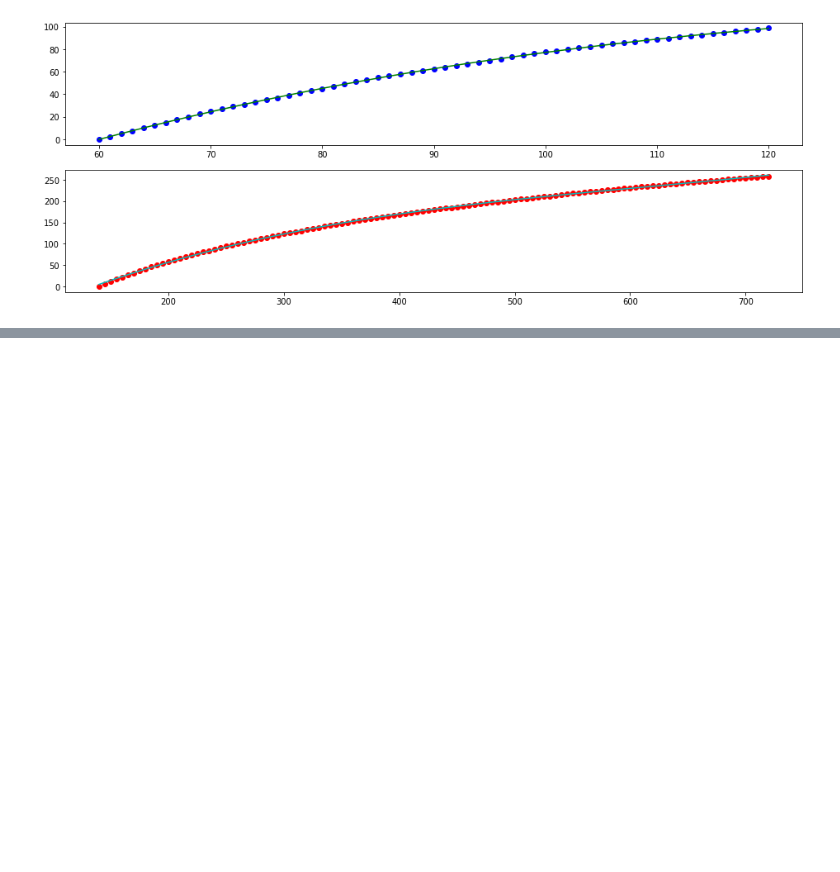
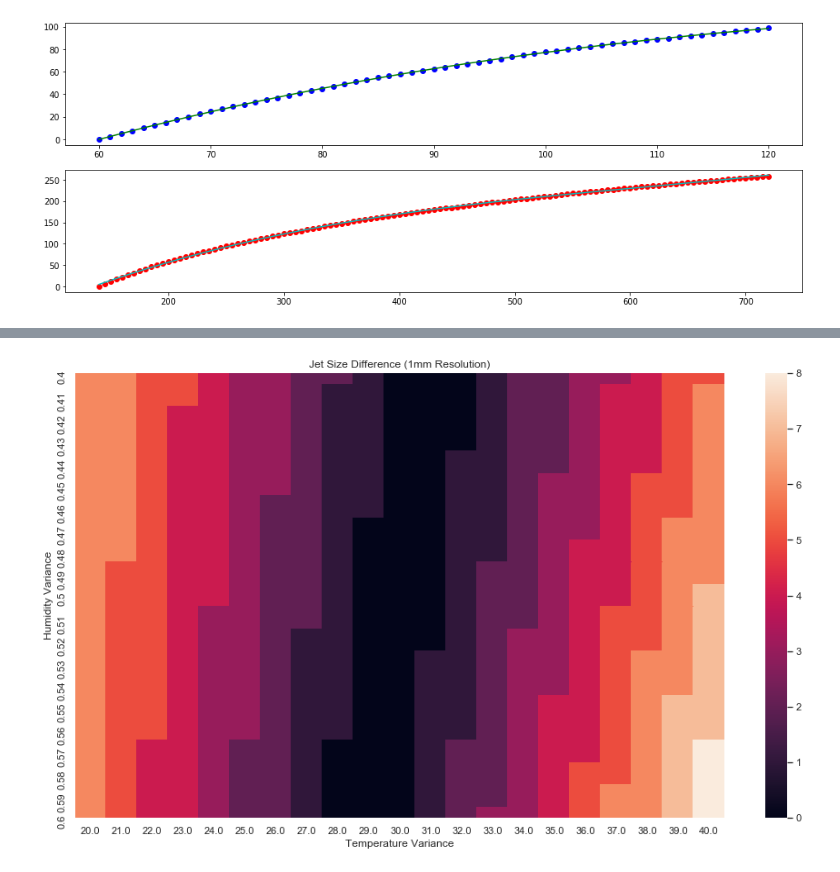
Before and after one commit to SweetsRepo/OptimalJets, a Jupyter notebook: experiments/reverse_engineering.ipynb, the cells around one changed output, grey strips where cells are left out. Drawn from its saved outputs; the diff is of its cells as text; code cells hidden in the pictures; blank space fills up the shorter version.

Commit message:
Updates to experiments for influence on noisy temperature reading when computing jet size

```diff
--- a/experiments/reverse_engineering.ipynb
+++ b/experiments/reverse_engineering.ipynb
@@ -96,0 +100,80 @@ print(np.polyfit(jet_size, jet_size_x, 3))
+# %%
+RD = 287.058;
+RV = 461.495;
+M = 17.62;
+TN = 243.12;
+
+# Set baseline density and jet size. A jet size of 600 is used as larger jet
+# sizes are more prone to error due to temperature sensor variance
+air_density_bl = 94.0612739224
+jetsize=200
+
+# We have a dedicated pressure sensor with finite error
+pressure = 1013.25
+# Humidity from 20 to 80 as this is the "high" accuracy regime of most sensors
+humidities = np.linspace(40, 60, 21)
+# Explore effect using battery temp has given that temp is 30 degrees, plus or minus 10 degrees
+temperature = np.linspace(20, 40, 21)
+
+# Array to hold the delta to the expected result
+humidity_v_temp_js = np.zeros(shape=(21,21))
+
+humidities /= 100;
+a = np.log(humidities[len(humidities)//2]) + (M * temperature) / (TN + temperature);
+dp = TN * a / (M - a);
+p1 = 6.1078 * 10**(7.5 * dp / (dp + 237.3));
+pv = p1 * humidities[len(humidities)//2];
+pd = pressure - pv;
+p = 100*(pd / (RD * (temperature+273.15))) + (pv / (RV * (temperature+273.15)));
+p /= 1.225;
+p *= 100;
+
+# Use the resultant polynomial fits from before to see impact on pressure changes caused by temperature variance
+air_density_fn = lambda x: 0.0000566765*x**3-0.030350453*x**2+5.67665149*x-243.679494541
+jet_size_fn = lambda x: 0.0000010303*x**3-0.001901179*x**2+1.4186186963*x-159.3889027293
+jet_size_fn_inv = lambda x: (0.0000175017*x**3+0.0002019229*x**2+1.0232220687*x+137.4920938274).astype(int)
+
+feature_space_jetsize = jet_size_fn(jetsize)
+feature_space_jetsize += np.abs(air_density_fn(air_density_bl) - air_density_fn(p))
+ideal_measurement = jet_size_fn_inv(feature_space_jetsize)[len(feature_space_jetsize)//2]
+
+for i, humidity in enumerate(humidities):
+    a = np.log(humidity) + (M * temperature) / (TN + temperature);
+    dp = TN * a / (M - a);
+    p1 = 6.1078 * 10**(7.5 * dp / (dp + 237.3));
+    pv = p1 * humidity;
+    pd = pressure - pv;
+    p = 100*(pd / (RD * (temperature+273.15))) + (pv / (RV * (temperature+273.15)));
+    p /= 1.225;
+    p *= 100;
+
+    feature_space_jetsize = jet_size_fn(jetsize)
+    feature_space_jetsize += np.abs(air_density_fn(air_density_bl) - air_density_fn(p))
+    real_space_jetsize = jet_size_fn_inv(feature_space_jetsize)
+    humidity_v_temp_js[i] = real_space_jetsize - ideal_measurement
+
+fig = plt.figure(figsize=(16,9))
+ax = sns.heatmap(humidity_v_temp_js)
+ax.set_xlabel("Temperature Variance")
+ax.set_ylabel("Humidity Variance")
+ax.set_xticklabels(temperature)
+ax.set_yticklabels(humidities)
+ax.set_title("Jet Size Difference (1mm Resolution)")
+
+fig = plt.figure(figsize=(16,9))
+ax = sns.heatmap(humidity_v_temp_js//5)
+ax.set_xlabel("Temperature Variance")
+ax.set_ylabel("Humidity Variance")
+ax.set_xticklabels(temperature)
+ax.set_yticklabels(humidities)
+_ = ax.set_title("Jet Size Difference (5mm Resolution)")
+
+for label in ax.xaxis.get_ticklabels()[1::2]:
+    label.set_visible(False)
+
+for label in ax.yaxis.get_ticklabels()[1::2]:
+    label.set_visible(False)
+
+plt.savefig("temp.png", figsize=(21,16), dpi=200)
+# %% [output]
+[figure, added]
```
Also changed, not shown: parts of 4 cells of this notebook, 4 other files.
